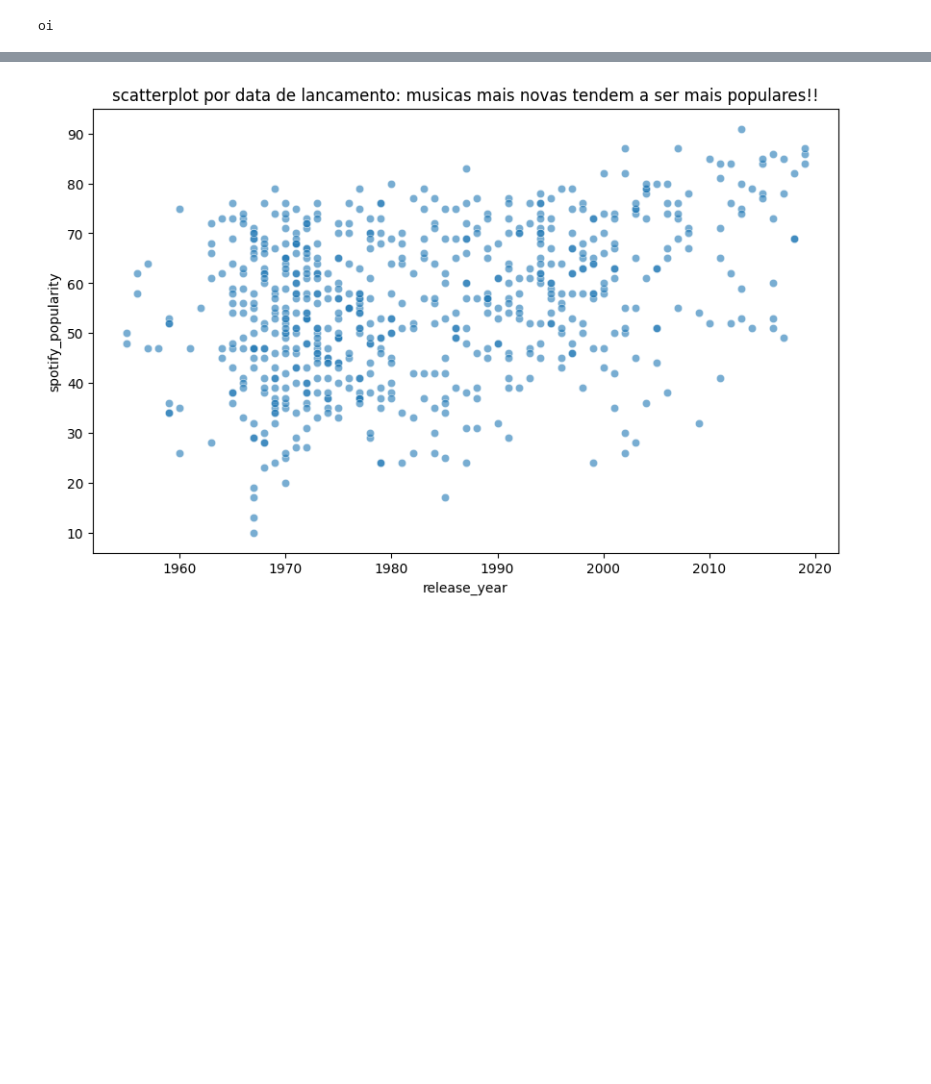
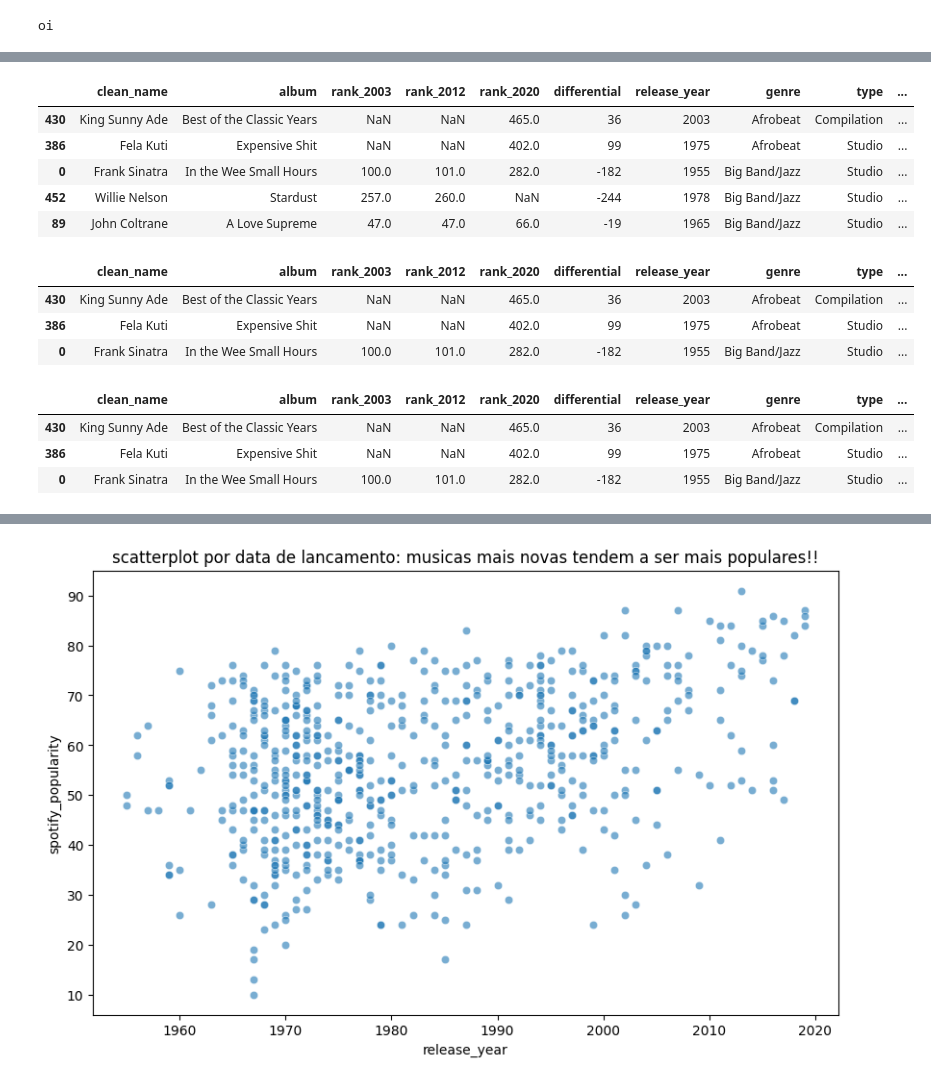
Before and after one commit to mateusono1/Melodia, a Jupyter notebook: Tomas/analises.ipynb, the cells around one changed output, grey strips where cells are left out. Drawn from its saved outputs; the diff is of its cells as text; code cells hidden in the pictures; blank space fills up the shorter version.

```diff
--- a/Tomas/analises.ipynb
+++ b/Tomas/analises.ipynb
@@ -18,0 +31,30 @@ df.head(5)
+# %%
+df = pd.read_csv("Base_Melodia.csv")
+df = df.sort_values("genre")
+df = df.drop("spotify_url",axis=1)
+df = df.drop("album_id",axis=1)
+df = df.drop("sort_name",axis=1)
+df.head(5)
+# %% [output]
+|  | clean_name | album | rank_2003 | rank_2012 | rank_2020 | differential | release_year | genre | type | ... |
+| 430 | King Sunny Ade | Best of the Classic Years | NaN | NaN | 465.0 | 36 | 2003 | Afrobeat | Compilation | ... |
+| 386 | Fela Kuti | Expensive Shit | NaN | NaN | 402.0 | 99 | 1975 | Afrobeat | Studio | ... |
+| 0 | Frank Sinatra | In the Wee Small Hours | 100.0 | 101.0 | 282.0 | -182 | 1955 | Big Band/Jazz | Studio | ... |
+| 452 | Willie Nelson | Stardust | 257.0 | 260.0 | NaN | -244 | 1978 | Big Band/Jazz | Studio | ... |
+| 89 | John Coltrane | A Love Supreme | 47.0 | 47.0 | 66.0 | -19 | 1965 | Big Band/Jazz | Studio | ... |
+# %%
+df['genre'] = df['genre'].fillna('Other')
+df.head(3)
+# %% [output]
+|  | clean_name | album | rank_2003 | rank_2012 | rank_2020 | differential | release_year | genre | type | ... |
+| 430 | King Sunny Ade | Best of the Classic Years | NaN | NaN | 465.0 | 36 | 2003 | Afrobeat | Compilation | ... |
+| 386 | Fela Kuti | Expensive Shit | NaN | NaN | 402.0 | 99 | 1975 | Afrobeat | Studio | ... |
+| 0 | Frank Sinatra | In the Wee Small Hours | 100.0 | 101.0 | 282.0 | -182 | 1955 | Big Band/Jazz | Studio | ... |
+# %%
+df['genre'] = df['genre'].fillna('Other')
+df.head(3)
+# %% [output]
+|  | clean_name | album | rank_2003 | rank_2012 | rank_2020 | differential | release_year | genre | type | ... |
+| 430 | King Sunny Ade | Best of the Classic Years | NaN | NaN | 465.0 | 36 | 2003 | Afrobeat | Compilation | ... |
+| 386 | Fela Kuti | Expensive Shit | NaN | NaN | 402.0 | 99 | 1975 | Afrobeat | Studio | ... |
+| 0 | Frank Sinatra | In the Wee Small Hours | 100.0 | 101.0 | 282.0 | -182 | 1955 | Big Band/Jazz | Studio | ... |
```
Also changed, not shown: parts of 9 cells of this notebook.
